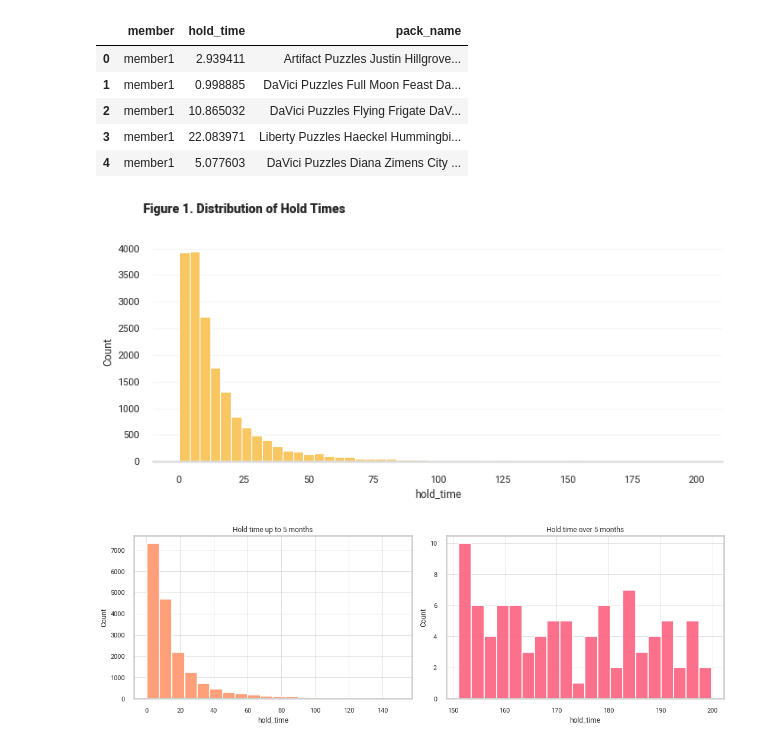
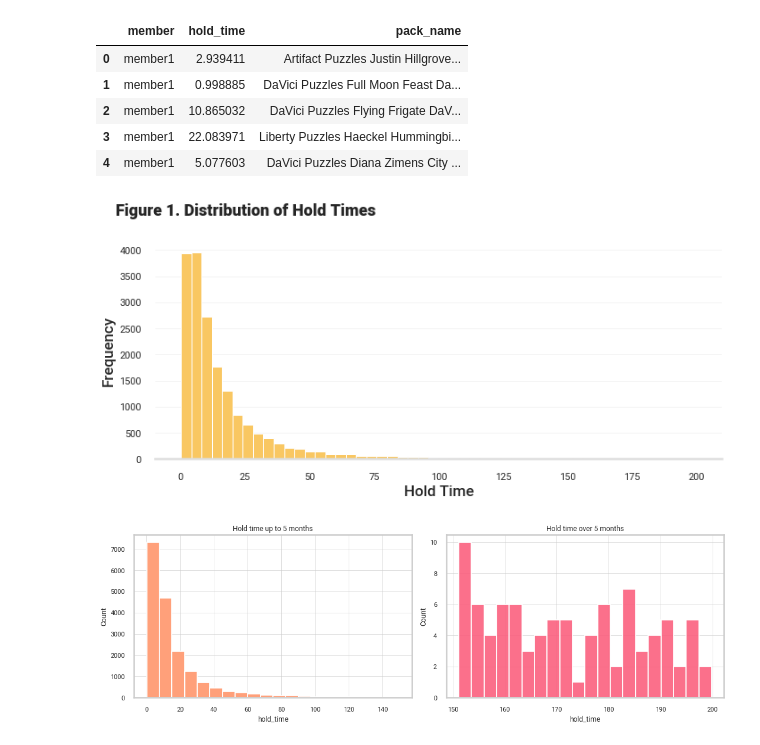
Before and after one commit to hluebbering/puzzle-scheduling, a Jupyter notebook: eda.ipynb, the cells around one changed output. Cells and saved outputs as stored; diff of their text form; code cells hidden in the pictures.

```diff
--- a/eda.ipynb
+++ b/eda.ipynb
@@ -33,17 +33,19 @@ member_df.head()
 # %%
 # Distribution of the hold times
 plt.figure(figsize = (10,5))
-plt.title("Figure 1. Distribution of Hold Times", weight='heavy',y =1.1, x=0.16).set_fontsize('14')
+plt.title("Figure 1. Distribution of Hold Times", weight='heavy',y =1.1, x=0.16).set_fontsize('18')
 z = sns.histplot(data=member_df, x="hold_time", color="#F9C762", alpha = 1.0, bins = 50)
 sns.despine(left=True, bottom=False)
 z.spines['bottom'].set_color('#DDDDDD')
 z.yaxis.grid(True, color='#EEEEEE')
 z.xaxis.grid(False)
+plt.xlabel("Hold Time", size=17, weight=500)
+plt.ylabel("Frequency", size=17, weight=500)
 plt.tight_layout()
 # plt.savefig("_static/images/hold_times_dist.png", format="png", dpi=1200)
 plt.show()
 # %% [output]
-[figure, old version]
+[figure, new version]
 # %%
 fig, axs = plt.subplots(1, 2, figsize=(15, 5))
 sns.histplot(data=member_df, x=member_df.loc[member_df['hold_time'] < 150]['hold_time'], bins = 20,color="#ffa07a", alpha = 1.0, ax=axs[0])
```
Also changed, not shown: parts of 3 cells of this notebook, 3 other files.
